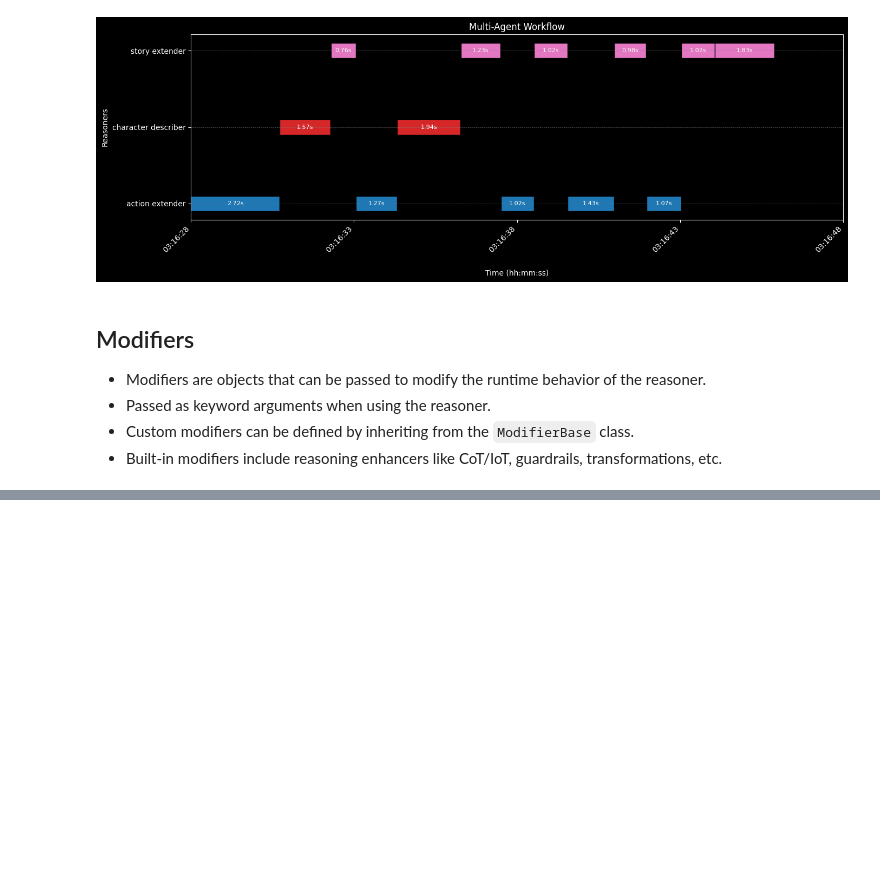
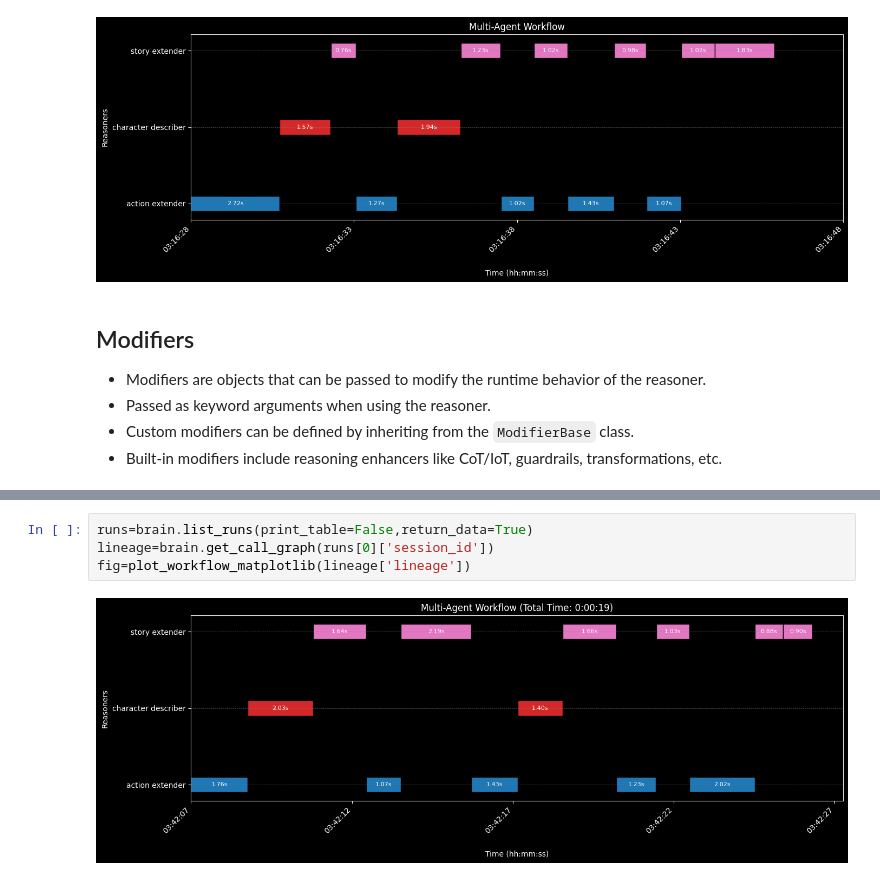
Before and after one commit to santoshkumarradha/brain, a Jupyter notebook: example.ipynb, the cells around one changed output, grey strips where cells are left out. Cells and saved outputs as stored; diff of their text form; blank space fills up the shorter version.

Commit message:
Enhance visualization and improve BrainClient functionality: update plot title to include total time and add print_table option in list_runs method

```diff
--- a/example.ipynb
+++ b/example.ipynb
@@ -290,0 +376,6 @@ Answers with CoT modifier: ['3', '3', '3', '3', '2']
+# %%
+runs=brain.list_runs(print_table=False,return_data=True)
+lineage=brain.get_call_graph(runs[0]['session_id'])
+fig=plot_workflow_matplotlib(lineage['lineage'])
+# %% [output]
+[figure, added]
```
Also changed, not shown: parts of 2 cells of this notebook, 4 other files.
